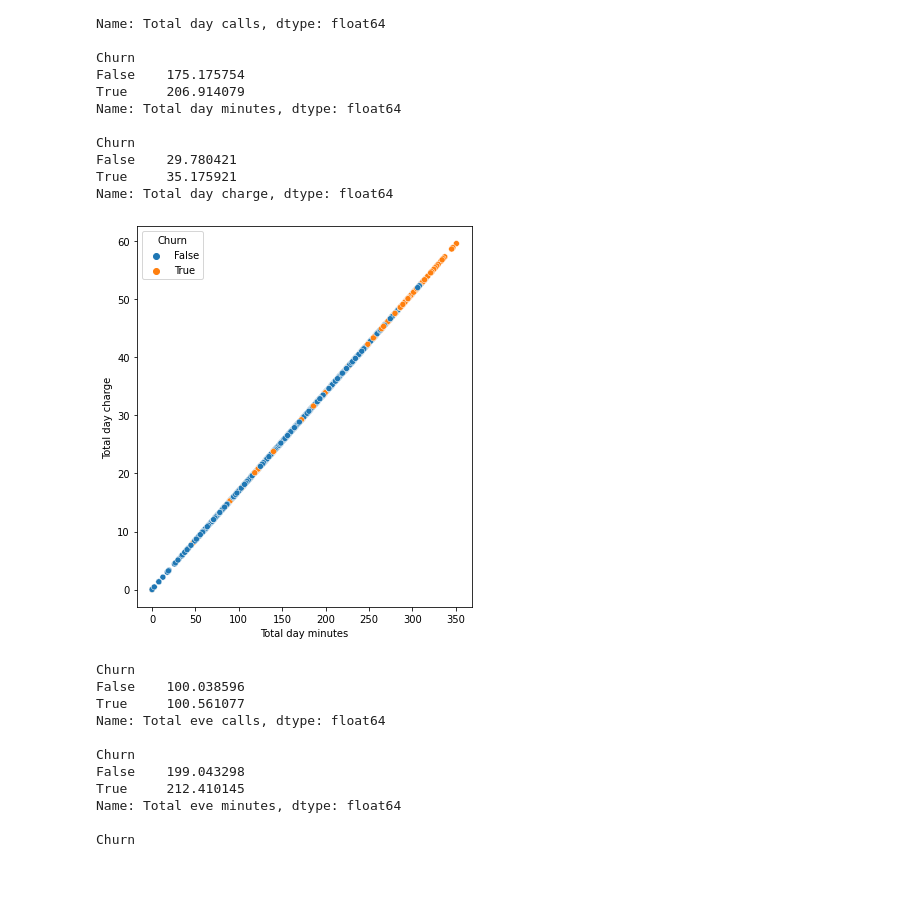
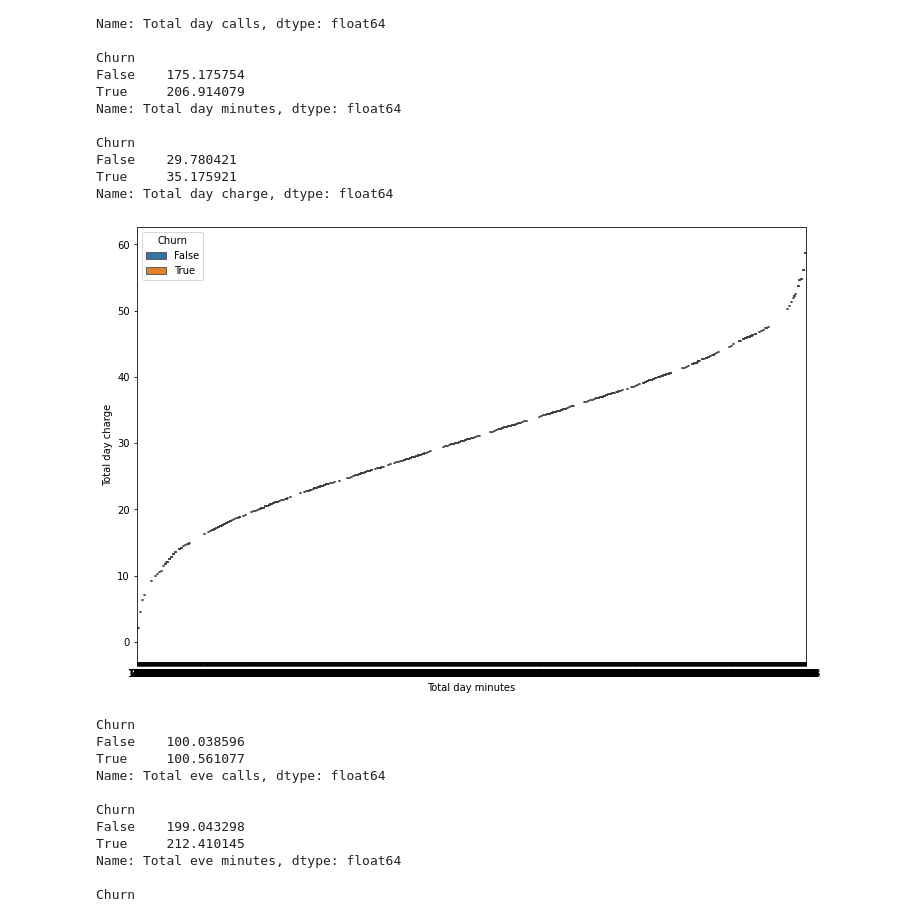
Before and after one commit to Creatrohit9/tele_churn-ANALYSIS, a Jupyter notebook: rohit_bhadauriya_EDA_2Telecom_Churn_Analysis_Capstone_Project.ipynb, the cells around one changed output. Cells and saved outputs as stored; diff of their text form; code cells hidden in the pictures; blank space fills up the shorter version.

Commit message:
Commit for box plot

```diff
--- a/rohit_bhadauriya_EDA_2Telecom_Churn_Analysis_Capstone_Project.ipynb
+++ b/rohit_bhadauriya_EDA_2Telecom_Churn_Analysis_Capstone_Project.ipynb
@@ -545,9 +545,9 @@ True     35.175921
 Name: Total day charge, dtype: float64
 # %%
 #scatter plot for total day per minute
-scatt = sns.scatterplot(x="Total day minutes", y="Total day charge", hue="Churn", data=tele_df)
+scatt = sns.boxplot(x="Total day minutes", y="Total day charge", hue="Churn", data=tele_df)
 # %% [output]
-[figure, old version]
+[figure, new version]
 # %%
 print(tele_df.groupby(["Churn"])['Total eve calls'].mean())
 print(" ")
```
